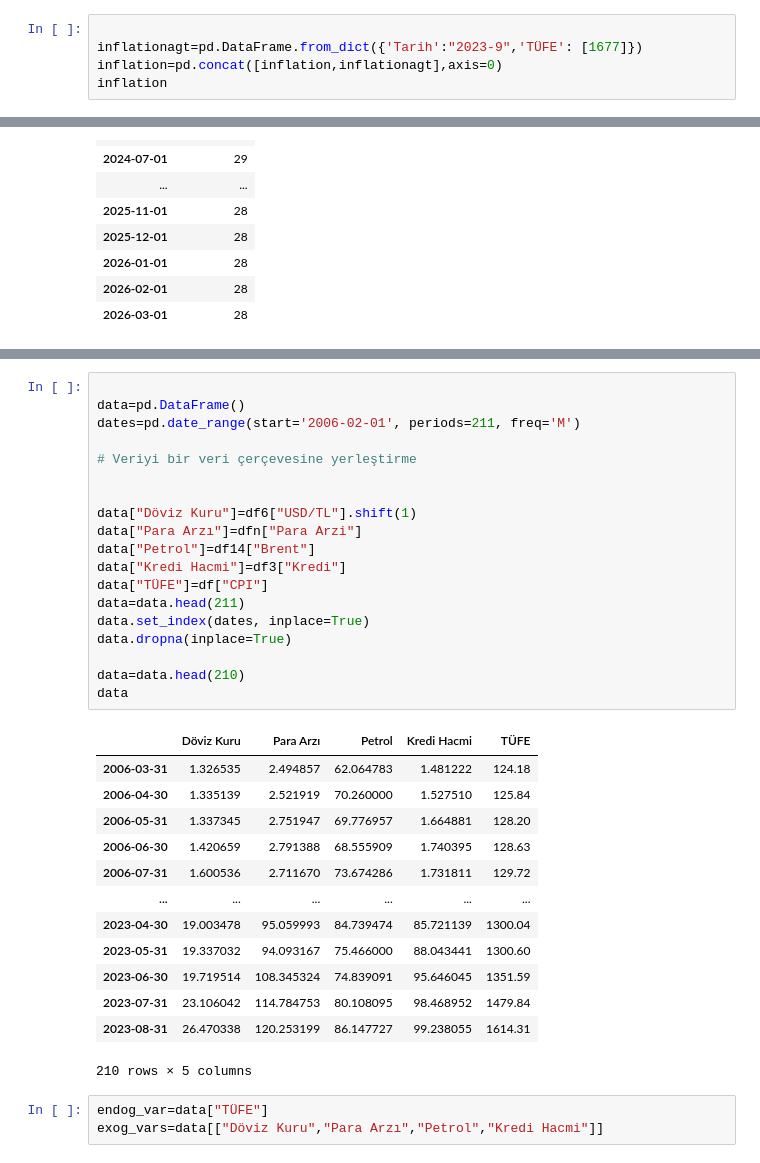
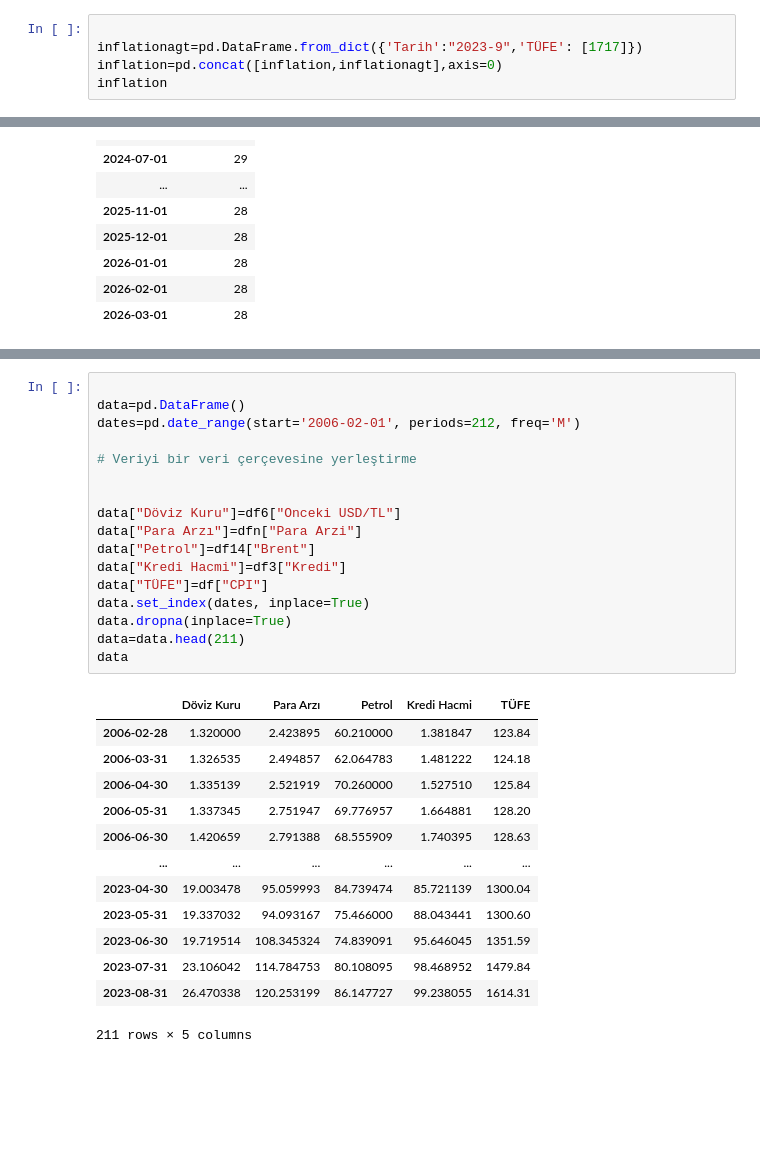
Before and after one commit to kaboya19/InflationForecast, a Jupyter notebook: InflationForecast.ipynb, the cells around one changed output, grey strips where cells are left out. Drawn from its saved outputs; the diff is of its cells as text; blank space fills up the shorter version.

```diff
--- a/InflationForecast.ipynb
+++ b/InflationForecast.ipynb
@@ -73,7 +73,7 @@ inflation=pd.DataFrame(inflation)
 inflation.columns=["Tarih","TÜFE"]
 # %%
 
-inflationagt=pd.DataFrame.from_dict({'Tarih':"2023-9",'TÜFE': [1677]})
+inflationagt=pd.DataFrame.from_dict({'Tarih':"2023-9",'TÜFE': [1717]})
 inflation=pd.concat([inflation,inflationagt],axis=0)
 inflation
 # %% [output]
@@ -1044,36 +1044,31 @@ df9
 # %%
 
 data=pd.DataFrame()
-dates=pd.date_range(start='2006-02-01', periods=211, freq='M')
+dates=pd.date_range(start='2006-02-01', periods=212, freq='M')
 
 # Veriyi bir veri çerçevesine yerleştirme
 
 
-data["Döviz Kuru"]=df6["USD/TL"].shift(1)
+data["Döviz Kuru"]=df6["Onceki USD/TL"]
 data["Para Arzı"]=dfn["Para Arzi"]
 data["Petrol"]=df14["Brent"]
 data["Kredi Hacmi"]=df3["Kredi"]
 data["TÜFE"]=df["CPI"]
-data=data.head(211)
 data.set_index(dates, inplace=True)
 data.dropna(inplace=True)
-
-data=data.head(210)
+data=data.head(211)
 data
 # %% [output]
 |  | Döviz Kuru | Para Arzı | Petrol | Kredi Hacmi | TÜFE |
+| 2006-02-28 | 1.320000 | 2.423895 | 60.210000 | 1.381847 | 123.84 |
 | 2006-03-31 | 1.326535 | 2.494857 | 62.064783 | 1.481222 | 124.18 |
 | 2006-04-30 | 1.335139 | 2.521919 | 70.260000 | 1.527510 | 125.84 |
 | 2006-05-31 | 1.337345 | 2.751947 | 69.776957 | 1.664881 | 128.20 |
 | 2006-06-30 | 1.420659 | 2.791388 | 68.555909 | 1.740395 | 128.63 |
-| 2006-07-31 | 1.600536 | 2.711670 | 73.674286 | 1.731811 | 129.72 |
 | ... | ... | ... | ... | ... | ... |
 | 2023-04-30 | 19.003478 | 95.059993 | 84.739474 | 85.721139 | 1300.04 |
 | 2023-05-31 | 19.337032 | 94.093167 | 75.466000 | 88.043441 | 1300.60 |
 | 2023-06-30 | 19.719514 | 108.345324 | 74.839091 | 95.646045 | 1351.59 |
 | 2023-07-31 | 23.106042 | 114.784753 | 80.108095 | 98.468952 | 1479.84 |
 | 2023-08-31 | 26.470338 | 120.253199 | 86.147727 | 99.238055 | 1614.31 |
-210 rows × 5 columns
+211 rows × 5 columns
-# %%
-endog_var=data["TÜFE"]
-exog_vars=data[["Döviz Kuru","Para Arzı","Petrol","Kredi Hacmi"]]
```
Also changed, not shown: parts of 22 cells of this notebook.
